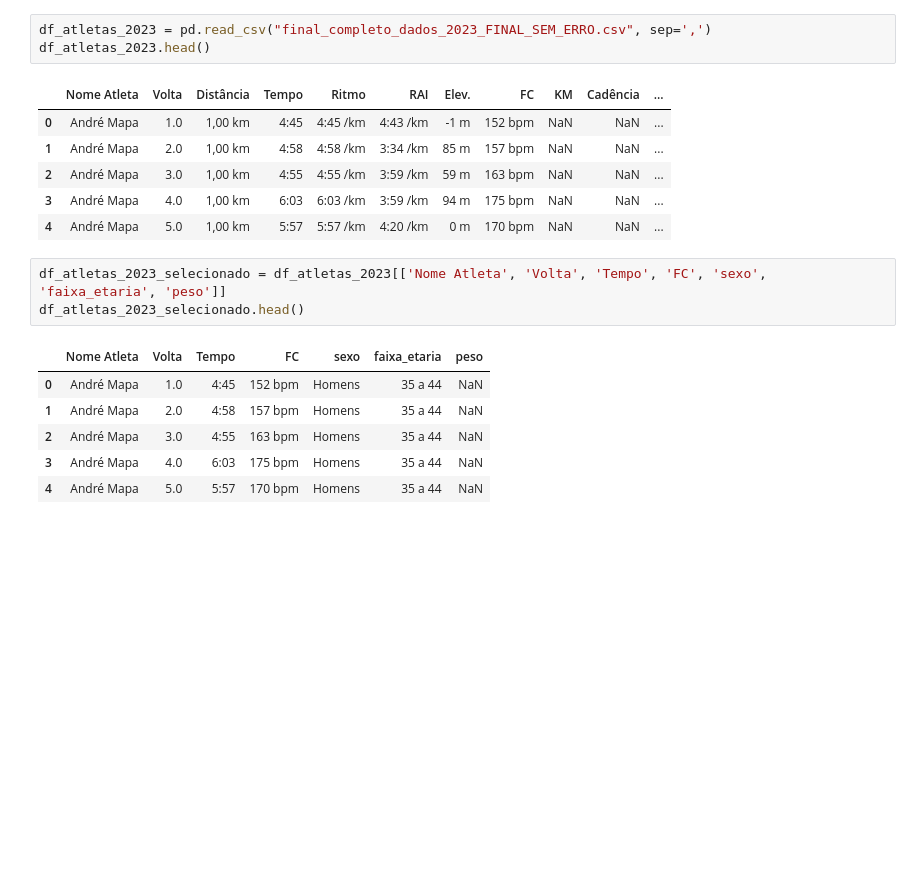
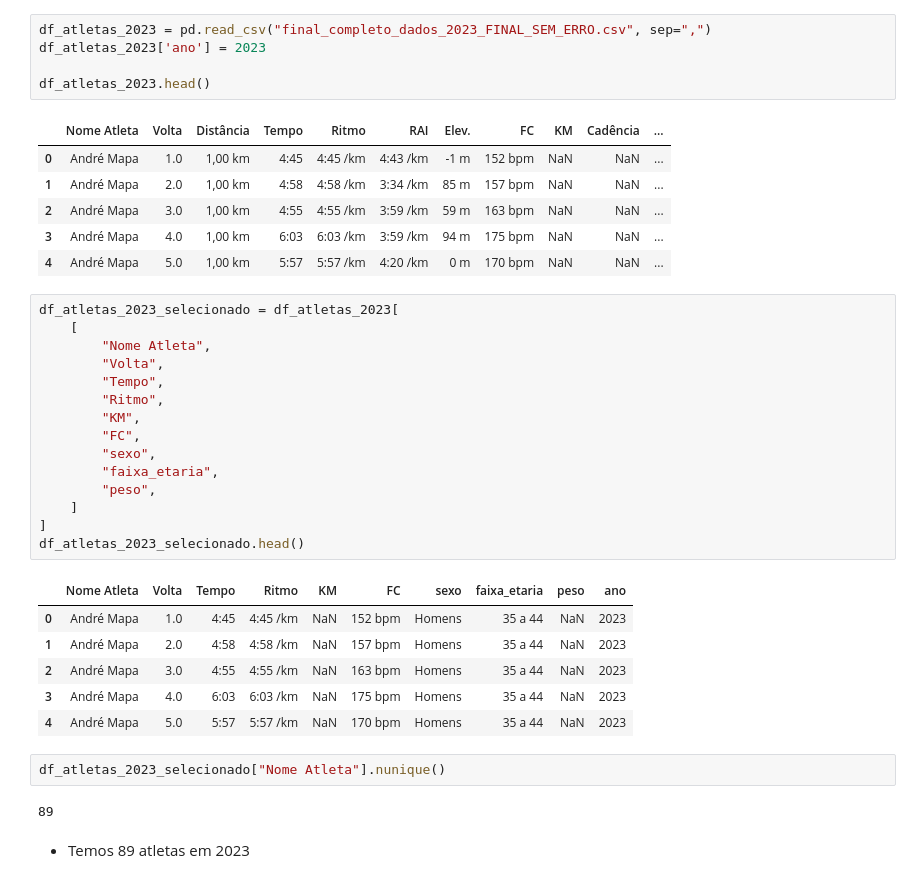
Before and after one commit to joaomts/-strava_analytics, a Jupyter notebook: analises_corredores.ipynb, the cells around one changed output. Cells and saved outputs as stored; diff of their text form; blank space fills up the shorter version.

```diff
--- a/analises_corredores.ipynb
+++ b/analises_corredores.ipynb
@@ -50,7 +70,9 @@ df_grouped.head()
 # %% [markdown]
 ### Importando dados dos Atletas
 # %%
-df_atletas_2023 = pd.read_csv("final_completo_dados_2023_FINAL_SEM_ERRO.csv", sep=',')
+df_atletas_2023 = pd.read_csv("final_completo_dados_2023_FINAL_SEM_ERRO.csv", sep=",")
+df_atletas_2023['ano'] = 2023
+
 df_atletas_2023.head()
 # %% [output]
 |  | Nome Atleta | Volta | Distância | Tempo | Ritmo | RAI | Elev. | FC | KM | Cadência | ... |
@@ -60,13 +82,31 @@ df_atletas_2023.head()
 | 3 | André Mapa | 4.0 | 1,00 km | 6:03 | 6:03 /km | 3:59 /km | 94 m | 175 bpm | NaN | NaN | ... |
 | 4 | André Mapa | 5.0 | 1,00 km | 5:57 | 5:57 /km | 4:20 /km | 0 m | 170 bpm | NaN | NaN | ... |
 # %%
-df_atletas_2023_selecionado = df_atletas_2023[['Nome Atleta', 'Volta', 'Tempo', 'FC', 'sexo', 'faixa_etaria', 'peso']]
+df_atletas_2023_selecionado = df_atletas_2023[
+    [
+        "Nome Atleta",
+        "Volta",
+        "Tempo",
+        "Ritmo",
+        "KM",
+        "FC",
+        "sexo",
+        "faixa_etaria",
+        "peso",
+    ]
+]
 df_atletas_2023_selecionado.head()
 # %% [output]
-|  | Nome Atleta | Volta | Tempo | FC | sexo | faixa_etaria | peso |
-| 0 | André Mapa | 1.0 | 4:45 | 152 bpm | Homens | 35 a 44 | NaN |
-| 1 | André Mapa | 2.0 | 4:58 | 157 bpm | Homens | 35 a 44 | NaN |
-| 2 | André Mapa | 3.0 | 4:55 | 163 bpm | Homens | 35 a 44 | NaN |
-| 3 | André Mapa | 4.0 | 6:03 | 175 bpm | Homens | 35 a 44 | NaN |
-| 4 | André Mapa | 5.0 | 5:57 | 170 bpm | Homens | 35 a 44 | NaN |
+|  | Nome Atleta | Volta | Tempo | Ritmo | KM | FC | sexo | faixa_etaria | peso | ano |
+| 0 | André Mapa | 1.0 | 4:45 | 4:45 /km | NaN | 152 bpm | Homens | 35 a 44 | NaN | 2023 |
+| 1 | André Mapa | 2.0 | 4:58 | 4:58 /km | NaN | 157 bpm | Homens | 35 a 44 | NaN | 2023 |
+| 2 | André Mapa | 3.0 | 4:55 | 4:55 /km | NaN | 163 bpm | Homens | 35 a 44 | NaN | 2023 |
+| 3 | André Mapa | 4.0 | 6:03 | 6:03 /km | NaN | 175 bpm | Homens | 35 a 44 | NaN | 2023 |
+| 4 | André Mapa | 5.0 | 5:57 | 5:57 /km | NaN | 170 bpm | Homens | 35 a 44 | NaN | 2023 |
+# %%
+df_atletas_2023_selecionado["Nome Atleta"].nunique()
+# %% [output]
+89
+# %% [markdown]
+- Temos 89 atletas em 2023
 # %%
```
Also changed, not shown: parts of 49 cells of this notebook, 1 other file.
